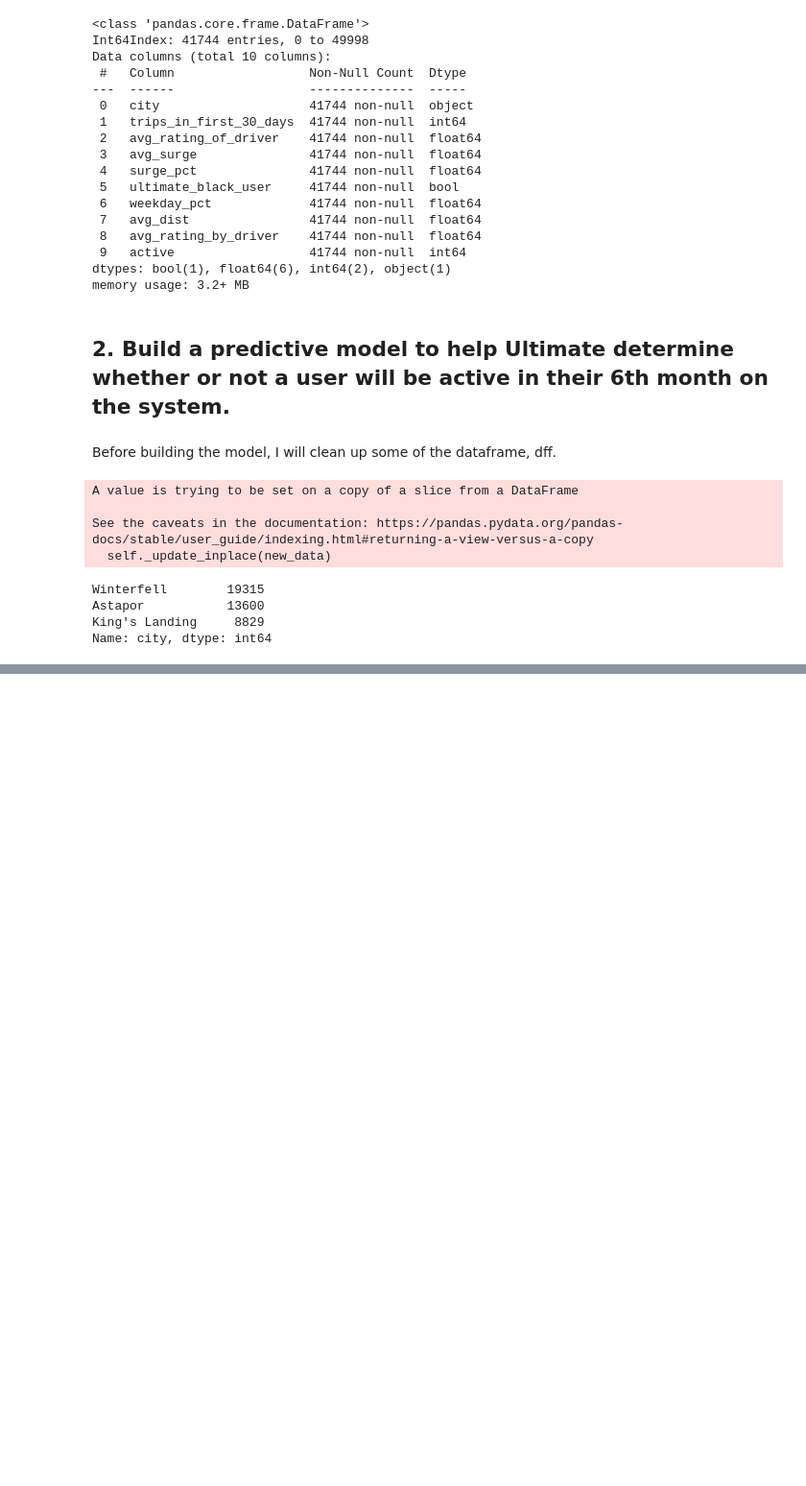
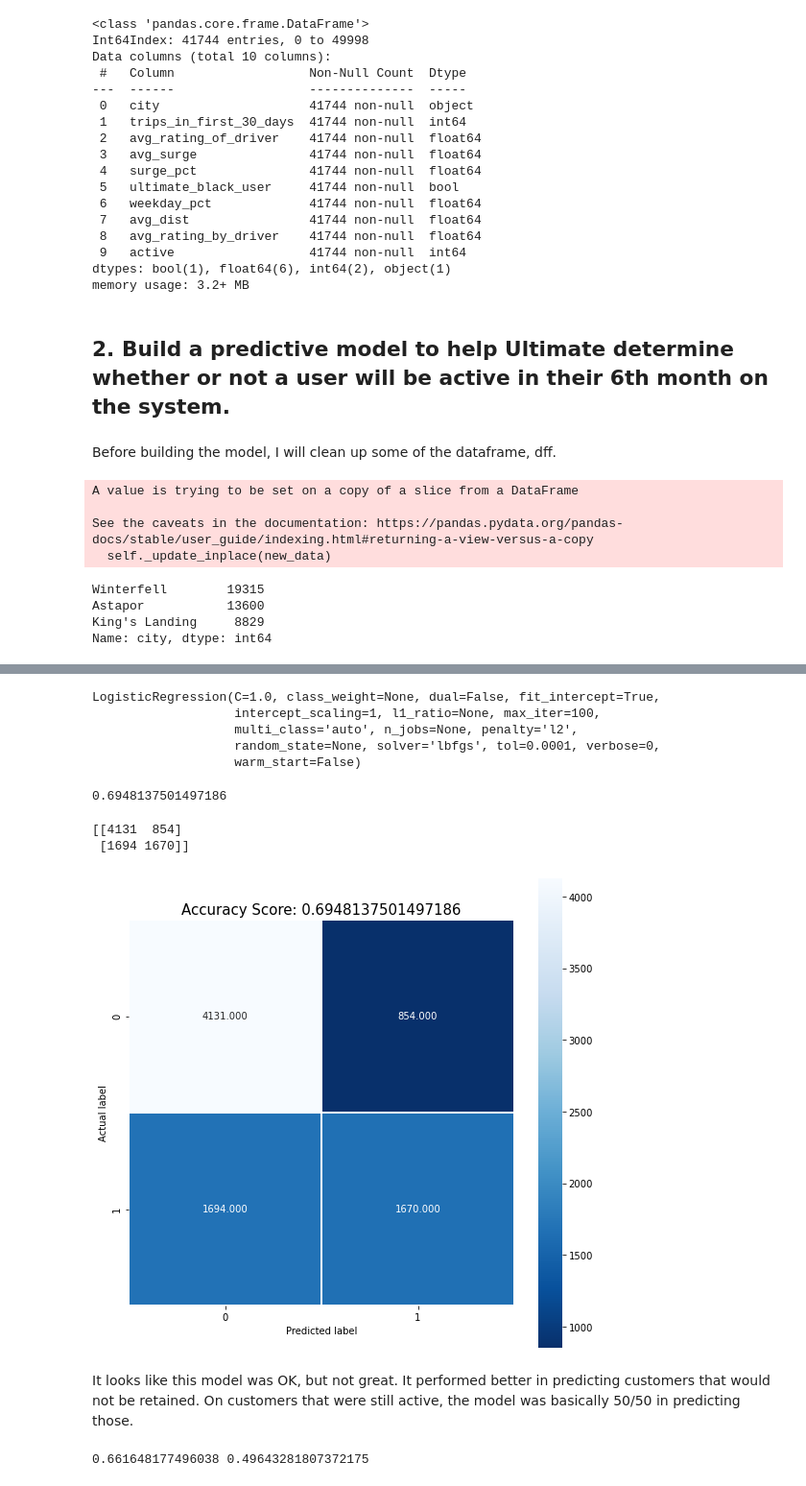
Before and after one commit to sjrekuc/26_2_Take-Home_Challenge, a Jupyter notebook: Part 3 - Predictive Modeling.ipynb, the cells around one changed output, grey strips where cells are left out. Shown: that part at 96% size. Cells and saved outputs as stored; diff of their text form; code cells hidden in the pictures; blank space fills up the shorter version.

```diff
--- a/Part 3 - Predictive Modeling.ipynb
+++ b/Part 3 - Predictive Modeling.ipynb
@@ -300,2 +323,51 @@ dff = pd.get_dummies(dff)
+# %%
+# the logistic regression supports its own regularization, so I don't think this is necessary. I will do it anyway
+# split for training / testing
+from sklearn.model_selection import train_test_split
+X_train, X_test, y_train, y_test = train_test_split(X_sc, y, test_size=0.2, random_state=33)
 # %%
 # build logistic regression model
+from sklearn.linear_model import LogisticRegression
+logisticRegr = LogisticRegression()
+logisticRegr.fit(X_train, y_train)
+# %% [output]
+LogisticRegression(C=1.0, class_weight=None, dual=False, fit_intercept=True,
+                   intercept_scaling=1, l1_ratio=None, max_iter=100,
+                   multi_class='auto', n_jobs=None, penalty='l2',
+                   random_state=None, solver='lbfgs', tol=0.0001, verbose=0,
+                   warm_start=False)
+# %%
+# let's see the accuracy
+predictions = logisticRegr.predict(X_test)
+score = logisticRegr.score(X_test, y_test)
+print(score)
+# %% [output]
+0.6948137501497186
+# %%
+# look at the confusion matrix
+import seaborn as sns
+from sklearn import metrics
+cm = metrics.confusion_matrix(y_test, predictions)
+print(cm)
+# %% [output]
+[[4131  854]
+ [1694 1670]]
+# %%
+# plots the confusion matrix so it's more visually appealling
+plt.figure(figsize=(9,9))
+sns.heatmap(cm, annot=True, fmt=".3f", linewidths=.5, square = True, cmap = 'Blues_r');
+plt.ylabel('Actual label');
+plt.xlabel('Predicted label');
+all_sample_title = 'Accuracy Score: {0}'.format(score)
+plt.title(all_sample_title, size = 15);
+# %% [output]
+[figure, added]
+# %% [markdown]
+It looks like this model was OK, but not great. It performed better in predicting customers that would not be retained. On customers that were still active, the model was basically 50/50 in predicting those.
+# %%
+# let's look at the other typical classification scores
+prec = metrics.precision_score(y_test, predictions)
+rec = metrics.recall_score(y_test, predictions)
+print(prec, rec)
+# %% [output]
+0.661648177496038 0.49643281807372175
```
Also changed, not shown: parts of 10 cells of this notebook.
